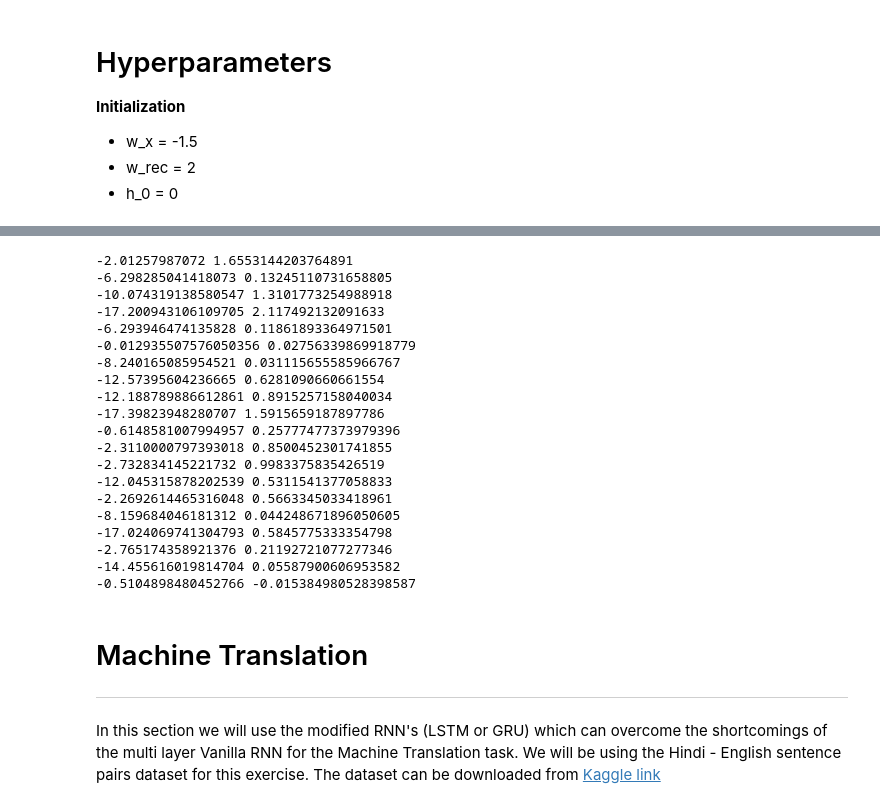
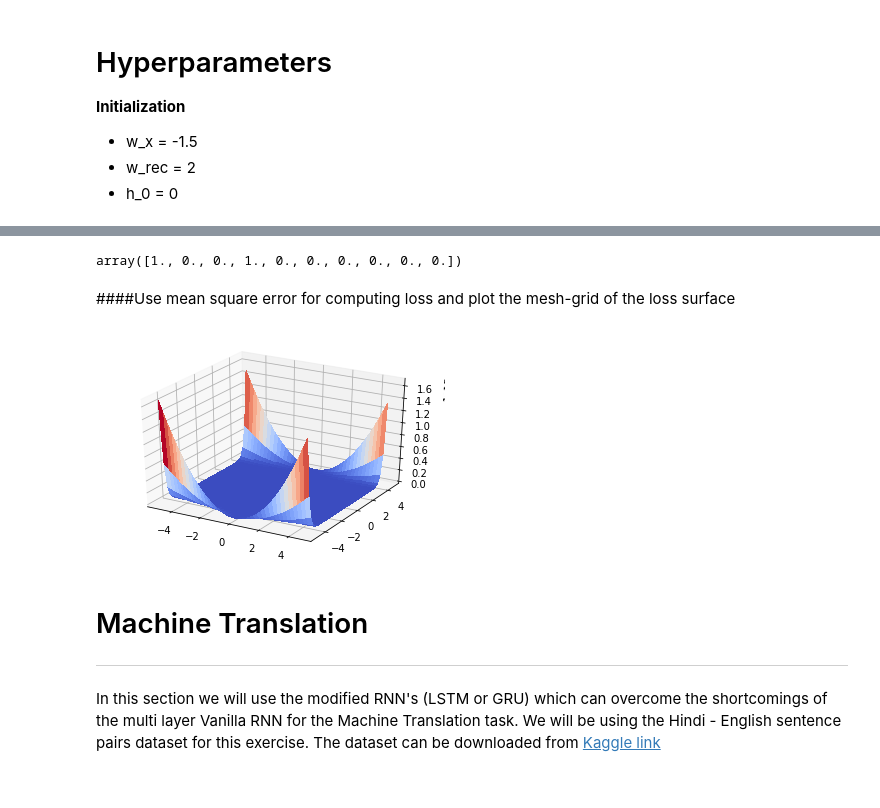
Before and after one commit to vinx-2105/Artificial_Neural_Networks_Labs, a Jupyter notebook: ANN_lab2.ipynb, the cells around one changed output, grey strips where cells are left out. Drawn from its saved outputs; the diff is of its cells as text; code cells hidden in the pictures.

Commit message:
plotted mesh plot of error

```diff
--- a/ANN_lab2.ipynb
+++ b/ANN_lab2.ipynb
@@ -108,8 +112,8 @@ def get_dl_dht_minus_one(dl_dht):
   return dl_dht*w_rec
 
 #get h_t from ht-1 and x_t
-def get_ht(ht_minus_one, x_t):
-  return ht_minus_one*w_rec + x_t*w_x
+def get_ht(ht_minus_one, x_t, w_rec_=w_rec, w_x_=w_x):
+  return ht_minus_one*w_rec_ + x_t*w_x_
 
 def get_dl_dw_x(dl_dht, x_t):
   #index of t[1...n]
@@ -118,6 +122,13 @@ def get_dl_dw_x(dl_dht, x_t):
 def get_dl_dw_rec(dl_dht, ht_minus_1):
   #index of t[1...n]
   return np.sum(np.multiply(dl_dht, ht_minus_1))
+
+
+def forward_pass(h_t_mat_, x_, w_rec_=w_rec, w_x_=w_x):#h_t = x_t*w_x + h_(t-1) * w_rec
+  h_t_mat_[0]=0
+  for t in range(1, T+1):
+    h_t_mat_[t] = get_ht(h_t_mat_[t-1], x_[t-1], w_rec_=w_rec_, w_x_=w_x_)
+  return h_t_mat_[T], h_t_mat_
 # %%
 #number of timesteps in input
 T = X.shape[1]
@@ -127,49 +140,54 @@ dl_dht_mat = np.zeros(T+1)
 for x in X:
   y_label = np.sum(x)
   #do a forward pass through the network
-  for t in range(1, T+1):
-    h_t_mat[t] = get_ht(h_t_mat[t-1], x[t-1])#x_t is stored at x[t-1] since t starts from 1
-    # print(h_t_mat[t])
-    # print(t, h_t_mat[t])
-  y = h_t_mat[T]
-  # print(y, y_label)
+  y, h_t_mat = forward_pass(h_t_mat, x)
+
   #do the backward pass now for this x
+  #compute the loss
   loss = get_loss(y, y_label)
 
   #compute the gradients
   dl_dht_mat[T] = get_dl_dy(y, y_label)
-  for t in range(0, T):
+  for t in reversed(range(0, T)):
     dl_dht_mat[t] = get_dl_dht_minus_one(dl_dht=dl_dht_mat[t+1])
 
   dl_dw_x = get_dl_dw_x(dl_dht_mat[1:], x)
   dl_dw_rec = get_dl_dw_rec(dl_dht_mat[1:], h_t_mat[:-1])
 
-  print(dl_dw_x, dl_dw_rec)
+  # print(dl_dw_x, dl_dw_rec)
   # update the paramters
   w_x = w_x - alpha*dl_dw_x
   w_rec = w_rec - alpha*dl_dw_rec
   # break
-# %% [output]
--2.01257987072 1.6553144203764891
--6.298285041418073 0.13245110731658805
--10.074319138580547 1.3101773254988918
--17.200943106109705 2.117492132091633
--6.293946474135828 0.11861893364971501
--0.012935507576050356 0.02756339869918779
--8.240165085954521 0.031115655585966767
--12.57395604236665 0.6281090660661554
--12.188789886612861 0.8915257158040034
--17.39823948280707 1.5915659187897786
--0.6148581007994957 0.25777477373979396
--2.3110000797393018 0.8500452301741855
--2.732834145221732 0.9983375835426519
--12.045315878202539 0.5311541377058833
--2.2692614465316048 0.5663345033418961
--8.159684046181312 0.044248671896050605
--17.024069741304793 0.5845775333354798
--2.765174358921376 0.21192721077277346
--14.455616019814704 0.05587900606953582
--0.5104898480452766 -0.015384980528398587
+# %%
+X[0]
+# %% [output]
+array([1., 0., 0., 1., 0., 0., 0., 0., 0., 0.])
+# %% [markdown]
+####Use mean square error for computing loss and plot the mesh-grid of the loss surface
+# %%
+def compute_average_loss(w_rec_temp, w_x_temp):
+  loss = 0
+  for x in X:
+    h_t_mat_temp = np.zeros(T+1)
+    y_pred, _ = forward_pass(h_t_mat_temp, x, w_rec_=w_rec_temp, w_x_=w_x_temp)
+    loss+=get_loss(y_pred, np.sum(x))
+  loss = loss/(float)(X.shape[0])
+  return loss
+# %%
+w_x_range = np.arange(-5, 5, 0.25)
+w_rec_range = np.arange(-5, 5, 0.25)
+
+vectorize_loss_fn = np.vectorize(compute_average_loss)
+
+X, Y = np.meshgrid(w_x_range, w_rec_range)
+Z = vectorize_loss_fn(Y, X)
+# %%
+fig = plt.figure()
+ax = fig.gca(projection='3d')
+surf = ax.plot_surface(X, Y, Z, cmap=cm.coolwarm, linewidth=0, antialiased=False)
+# %% [output]
+[figure, added]
 # %% [markdown]
 # Machine Translation
 
```
Also changed, not shown: parts of 10 cells of this notebook.
